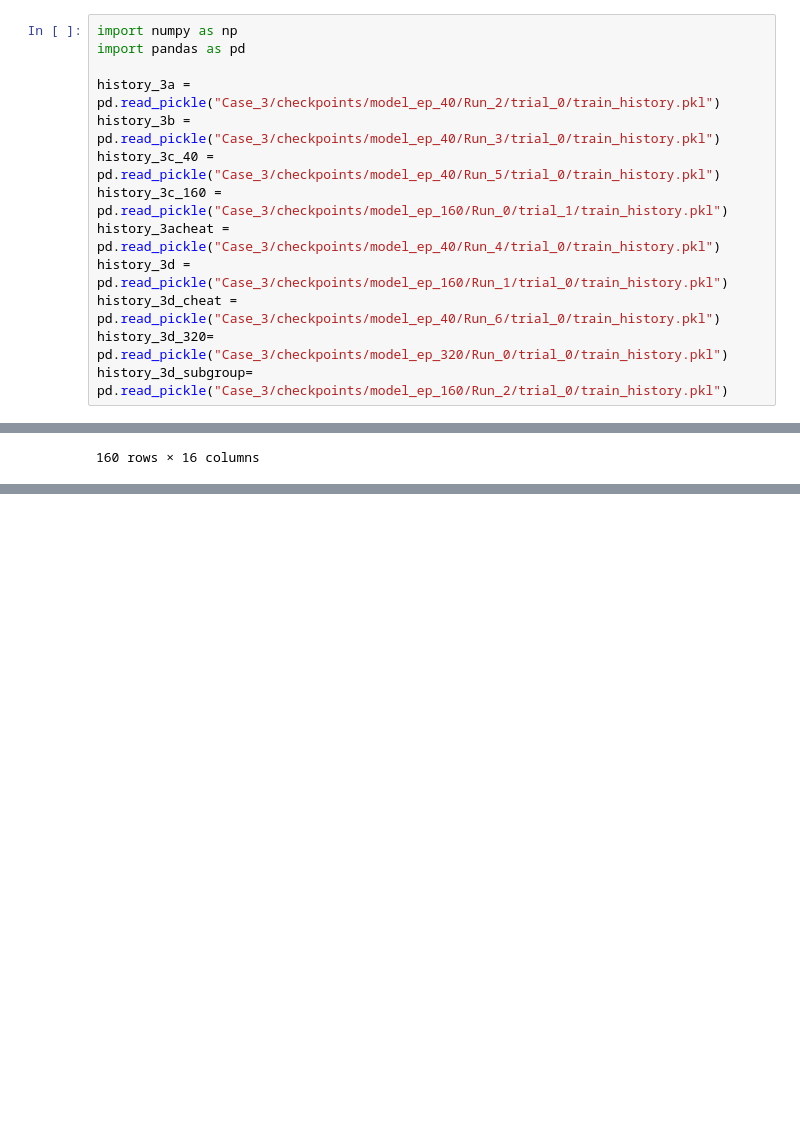
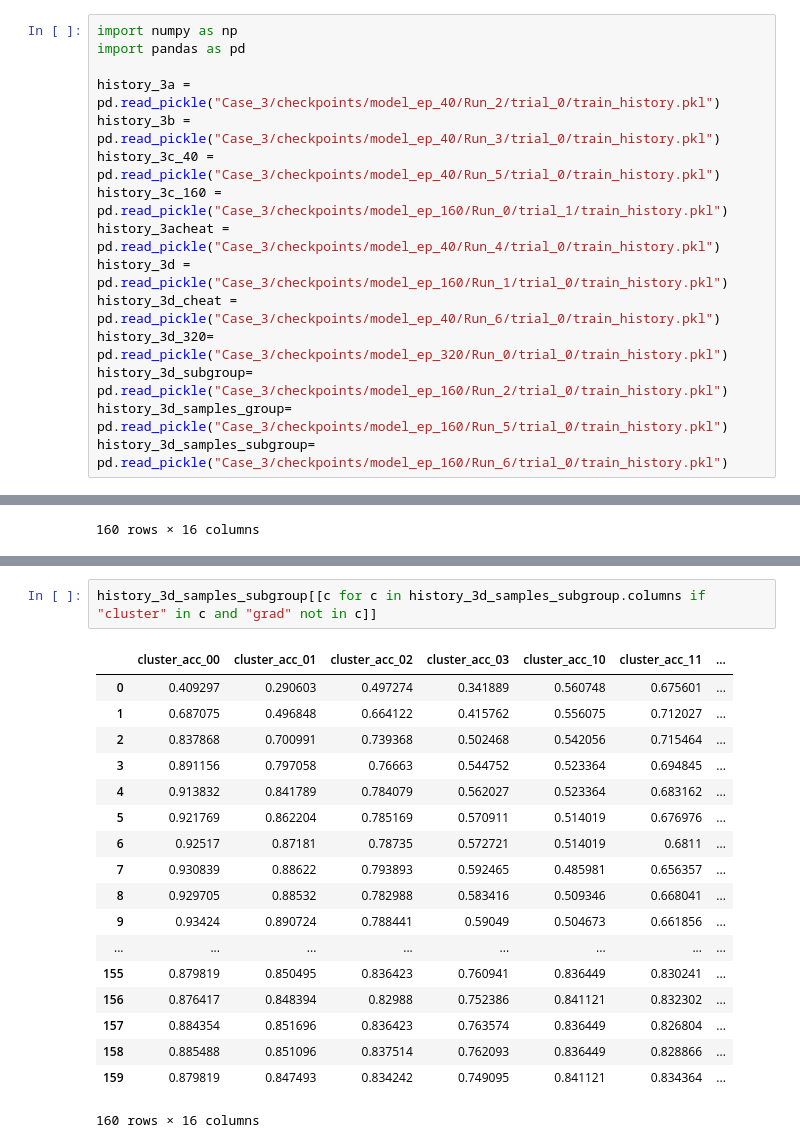
Before and after one commit to ghayat2/Agnostic_Fairness, a Jupyter notebook: Logistic_Regression/analysis.ipynb, the cells around one changed output, grey strips where cells are left out. Cells and saved outputs as stored; diff of their text form; blank space fills up the shorter version.

```diff
--- a/Logistic_Regression/analysis.ipynb
+++ b/Logistic_Regression/analysis.ipynb
@@ -11,6 +11,8 @@ history_3d = pd.read_pickle("Case_3/checkpoints/model_ep_160/Run_1/trial_0/train
 history_3d_cheat = pd.read_pickle("Case_3/checkpoints/model_ep_40/Run_6/trial_0/train_history.pkl")
 history_3d_320= pd.read_pickle("Case_3/checkpoints/model_ep_320/Run_0/trial_0/train_history.pkl")
 history_3d_subgroup= pd.read_pickle("Case_3/checkpoints/model_ep_160/Run_2/trial_0/train_history.pkl")
+history_3d_samples_group= pd.read_pickle("Case_3/checkpoints/model_ep_160/Run_5/trial_0/train_history.pkl")
+history_3d_samples_subgroup= pd.read_pickle("Case_3/checkpoints/model_ep_160/Run_6/trial_0/train_history.pkl")
 # %%
 history_3a[[c for c in history_3a.columns if "cluster" in c]]
 # %% [output]
@@ -201,0 +220,21 @@ def normalize_subgroup_test(df):
+# %%
+history_3d_samples_subgroup[[c for c in history_3d_samples_subgroup.columns if "cluster" in c and "grad" not in c]]
+# %% [output]
+|  | cluster_acc_00 | cluster_acc_01 | cluster_acc_02 | cluster_acc_03 | cluster_acc_10 | cluster_acc_11 | ... |
+| 0 | 0.409297 | 0.290603 | 0.497274 | 0.341889 | 0.560748 | 0.675601 | ... |
+| 1 | 0.687075 | 0.496848 | 0.664122 | 0.415762 | 0.556075 | 0.712027 | ... |
+| 2 | 0.837868 | 0.700991 | 0.739368 | 0.502468 | 0.542056 | 0.715464 | ... |
+| 3 | 0.891156 | 0.797058 | 0.76663 | 0.544752 | 0.523364 | 0.694845 | ... |
+| 4 | 0.913832 | 0.841789 | 0.784079 | 0.562027 | 0.523364 | 0.683162 | ... |
+| 5 | 0.921769 | 0.862204 | 0.785169 | 0.570911 | 0.514019 | 0.676976 | ... |
+| 6 | 0.92517 | 0.87181 | 0.78735 | 0.572721 | 0.514019 | 0.6811 | ... |
+| 7 | 0.930839 | 0.88622 | 0.793893 | 0.592465 | 0.485981 | 0.656357 | ... |
+| 8 | 0.929705 | 0.88532 | 0.782988 | 0.583416 | 0.509346 | 0.668041 | ... |
+| 9 | 0.93424 | 0.890724 | 0.788441 | 0.59049 | 0.504673 | 0.661856 | ... |
+| ... | ... | ... | ... | ... | ... | ... | ... |
+| 155 | 0.879819 | 0.850495 | 0.836423 | 0.760941 | 0.836449 | 0.830241 | ... |
+| 156 | 0.876417 | 0.848394 | 0.82988 | 0.752386 | 0.841121 | 0.832302 | ... |
+| 157 | 0.884354 | 0.851696 | 0.836423 | 0.763574 | 0.836449 | 0.826804 | ... |
+| 158 | 0.885488 | 0.851096 | 0.837514 | 0.762093 | 0.836449 | 0.828866 | ... |
+| 159 | 0.879819 | 0.847493 | 0.834242 | 0.749095 | 0.841121 | 0.834364 | ... |
+160 rows × 16 columns
```
Also changed, not shown: parts of 2 cells of this notebook, 16 other files.
